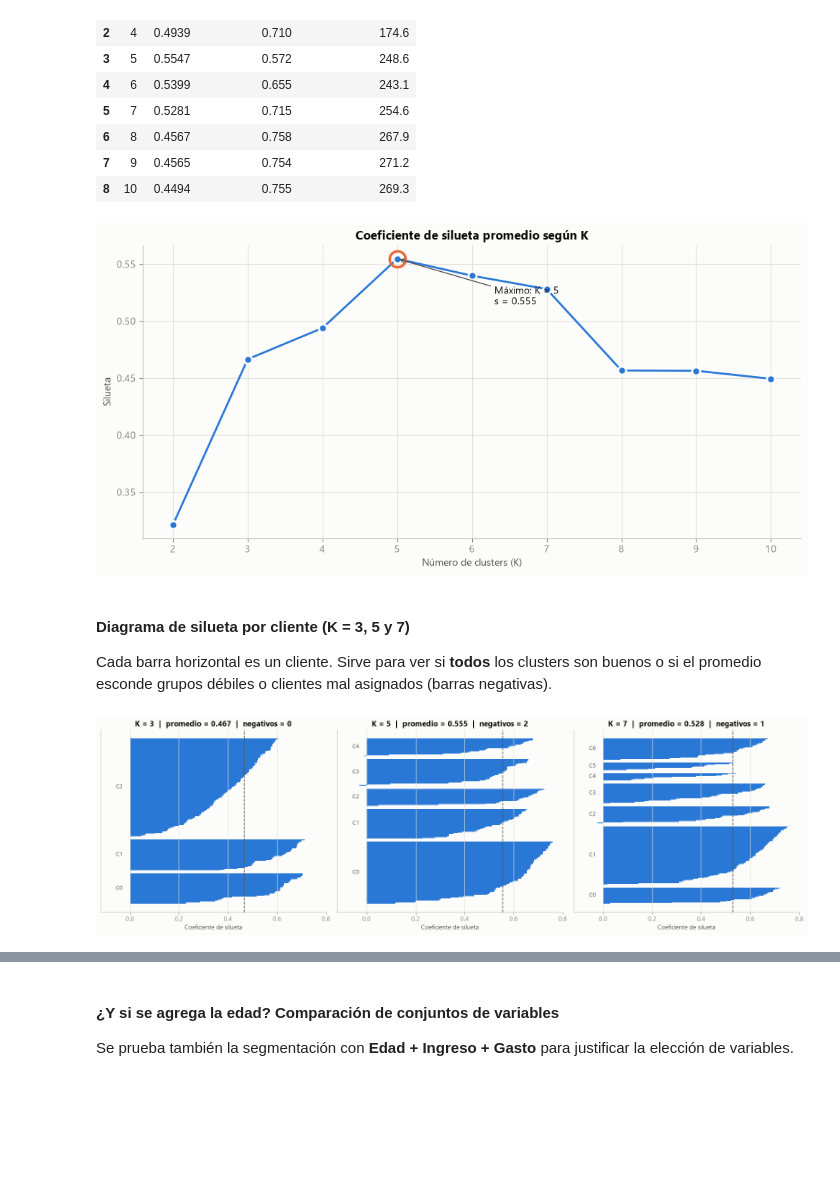
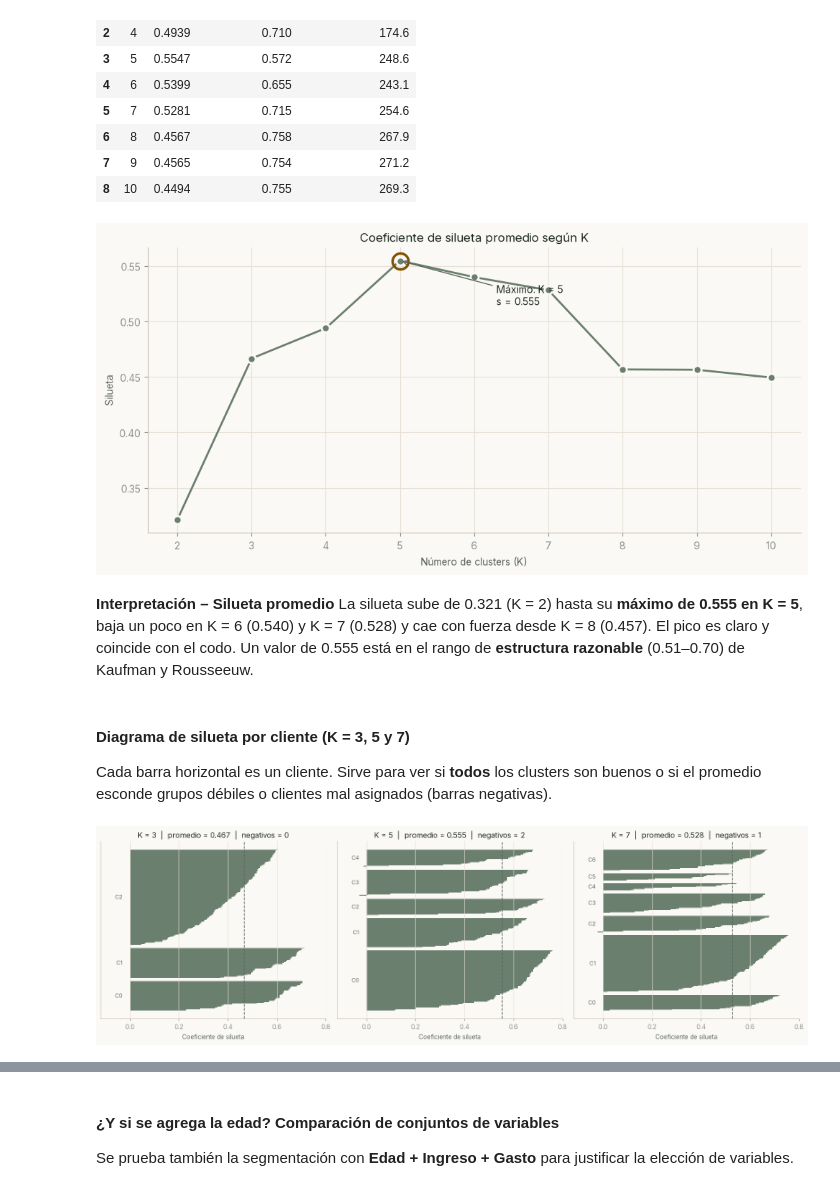
Before and after one commit to Valery-Rosero/App-Mall-Customer-Data, a Jupyter notebook: Taller_KMeans_Segmentacion.ipynb, the cells around one changed output, grey strips where cells are left out. Drawn from its saved outputs; the diff is of its cells as text; code cells hidden in the pictures; blank space fills up the shorter version.

```diff
--- a/Taller_KMeans_Segmentacion.ipynb
+++ b/Taller_KMeans_Segmentacion.ipynb
@@ -30,9 +30,15 @@ from sklearn.preprocessing import StandardScaler
 warnings.filterwarnings("ignore")
 SEMILLA = 42
 
-# Estilo de las gráficas: superficie clara, tinta neutra y rejilla discreta
-SUPERFICIE, TINTA, TINTA_2, TENUE, REJILLA, EJE = "#fcfcfb", "#0b0b0b", "#52514e", "#898781", "#e1e0d9", "#c3c2b7"
-AZUL, NARANJA = "#2a78d6", "#eb6834"
+# Paleta Calm: Sage, Moss, Mist, Ivory y Sand
+SAGE, MOSS, MIST, IVORY, SAND = "#6B7F6E", "#A7B8A7", "#D9E1D9", "#F4EFE8", "#C9BDAF"
+SUPERFICIE, TINTA, TINTA_2, TENUE, REJILLA, EJE = "#FBF9F5", "#1F2A22", "#5C6660", "#8A918B", "#E6E0D6", SAND
+PRINCIPAL, ACENTO = SAGE, "#815200"
+
+# Tipografía Inter (incluida en fuentes/ con licencia OFL)
+from matplotlib import font_manager
+if Path("fuentes/Inter.ttf").exists():
+    font_manager.fontManager.addfont("fuentes/Inter.ttf")
 plt.rcParams.update({
     "figure.facecolor": SUPERFICIE, "axes.facecolor": SUPERFICIE, "savefig.facecolor": SUPERFICIE,
     "axes.edgecolor": EJE, "axes.labelcolor": TINTA_2, "axes.titlecolor": TINTA,
@@ -41,9 +47,17 @@ plt.rcParams.update({
     "axes.grid": True, "grid.color": REJILLA, "grid.linewidth": 0.8,
     "xtick.color": TENUE, "ytick.color": TENUE, "text.color": TINTA,
     "legend.frameon": False, "font.family": "sans-serif",
-    "font.sans-serif": ["Segoe UI", "DejaVu Sans", "Arial"],
+    "font.sans-serif": ["Inter", "Segoe UI", "DejaVu Sans", "Arial"],
 })
 pd.set_option("display.float_format", "{:.2f}".format)
+
+Path("figuras").mkdir(exist_ok=True)
+
+def mostrar(nombre):
+    # Ajusta, guarda la figura en figuras/ (para el informe) y la muestra
+    plt.tight_layout()
+    plt.savefig(f"figuras/{nombre}.png", dpi=200, bbox_inches="tight")
+    plt.show()
 # %% [markdown]
 ---
 # Parte 1 – Exploración de datos
@@ -129,10 +143,10 @@ Mujeres: 56.0%
 fig, axes = plt.subplots(1, 3, figsize=(15, 4))
 NOMBRES = {"Edad": "Edad (años)", "Ingreso": "Ingreso anual (k$)", "Gasto": "Puntaje de gasto (1-100)"}
 for ax, col in zip(axes, num):
-    sns.histplot(df[col], bins=20, kde=True, color=AZUL, edgecolor=SUPERFICIE, linewidth=2, ax=ax)
+    sns.histplot(df[col], bins=20, kde=True, color=PRINCIPAL, edgecolor=SUPERFICIE, linewidth=2, ax=ax)
     ax.axvline(df[col].mean(), color=TINTA_2, ls="--", lw=1.2, label=f"Media = {df[col].mean():.1f}")
     ax.set_title(f"Distribución de {col}")
     ax.set_xlabel(NOMBRES[col]); ax.set_ylabel("Clientes")
     ax.legend()
-plt.tight_layout(); plt.show()
+mostrar("01_histogramas")
 # %% [output]
@@ -142,11 +168,11 @@ plt.tight_layout(); plt.show()
 # %%
 fig, axes = plt.subplots(1, 3, figsize=(15, 3.6))
 for ax, col in zip(axes, num):
-    sns.boxplot(x=df[col], color="#9ec5f4", linecolor=TINTA_2, linewidth=1.2, width=0.5,
-                flierprops={"marker": "o", "markerfacecolor": NARANJA, "markeredgecolor": SUPERFICIE,
+    sns.boxplot(x=df[col], color=MIST, linecolor=TINTA_2, linewidth=1.2, width=0.5,
+                flierprops={"marker": "o", "markerfacecolor": ACENTO, "markeredgecolor": SUPERFICIE,
                             "markersize": 9}, ax=ax)
     ax.set_title(f"Boxplot de {col}"); ax.set_xlabel(NOMBRES[col])
-plt.tight_layout(); plt.show()
+mostrar("02_boxplots")
 
 filas = []
 for col in num:
@@ -381,17 +446,22 @@ Mejor K según silueta: 5  (s = 0.5547)
 | 8 | 10 | 0.4494 | 0.755 | 269.3 |
 # %%
 fig, ax = plt.subplots(figsize=(10, 5))
-ax.plot(metricas["K"], metricas["Silueta"], color=AZUL, lw=2, marker="o", ms=8, mec=SUPERFICIE, mew=2)
+ax.plot(metricas["K"], metricas["Silueta"], color=PRINCIPAL, lw=2, marker="o", ms=8, mec=SUPERFICIE, mew=2)
 s_max = metricas["Silueta"].max()
-ax.plot(K_SILUETA, s_max, marker="o", ms=16, mfc="none", mec=NARANJA, mew=2.5)
+ax.plot(K_SILUETA, s_max, marker="o", ms=16, mfc="none", mec=ACENTO, mew=2.5)
 ax.annotate(f"Máximo: K = {K_SILUETA}\ns = {s_max:.3f}", xy=(K_SILUETA, s_max),
             xytext=(K_SILUETA + 1.3, s_max - 0.04), color=TINTA,
             arrowprops={"arrowstyle": "->", "color": TINTA_2})
 ax.set_xticks(metricas["K"])
 ax.set_title("Coeficiente de silueta promedio según K"); ax.set_xlabel("Número de clusters (K)"); ax.set_ylabel("Silueta")
-plt.tight_layout(); plt.show()
+mostrar("07_silueta")
 # %% [output]
-[figure, old version]
+[figure, new version]
+# %% [markdown]
+**Interpretación – Silueta promedio**
+La silueta sube de 0.321 (K = 2) hasta su **máximo de 0.555 en K = 5**, baja un poco en K = 6 (0.540) y K = 7 (0.528)
+y cae con fuerza desde K = 8 (0.457). El pico es claro y coincide con el codo. Un valor de 0.555 está en el rango
+de **estructura razonable** (0.51–0.70) de Kaufman y Rousseeuw.
 # %% [markdown]
 #### Diagrama de silueta por cliente (K = 3, 5 y 7)
 Cada barra horizontal es un cliente. Sirve para ver si **todos** los clusters son buenos o si el promedio esconde
@@ -399,18 +469,18 @@ grupos débiles o clientes mal asignados (barras negativas).
 # %%
 fig, axes = plt.subplots(1, 3, figsize=(16, 5), sharex=True)
 for ax, k in zip(axes, [3, 5, 7]):
     etiquetas = KMeans(n_clusters=k, n_init=50, random_state=SEMILLA).fit_predict(X_esc)
     s_i = silhouette_samples(X_esc, etiquetas)
     y = 0
     for c in range(k):
         v = np.sort(s_i[etiquetas == c])
-        ax.barh(np.arange(y, y + len(v)), v, height=1.0, color=AZUL, edgecolor="none")
+        ax.barh(np.arange(y, y + len(v)), v, height=1.0, color=PRINCIPAL, edgecolor="none")
         ax.text(-0.03, y + len(v) / 2, f"C{c}", ha="right", va="center", color=TINTA_2, fontsize=9)
         y += len(v) + 4
     ax.axvline(s_i.mean(), color=TINTA_2, ls="--", lw=1.2)
     ax.set_title(f"K = {k}  |  promedio = {s_i.mean():.3f}  |  negativos = {(s_i < 0).sum()}")
     ax.set_xlabel("Coeficiente de silueta"); ax.set_yticks([]); ax.grid(axis="y", visible=False)
     ax.set_xlim(-0.12, 0.8)
-plt.tight_layout(); plt.show()
+mostrar("08_diagrama_silueta")
 # %% [output]
-[figure, old version]
+[figure, new version]
```
Also changed, not shown: parts of 26 cells of this notebook, 23 other files.
